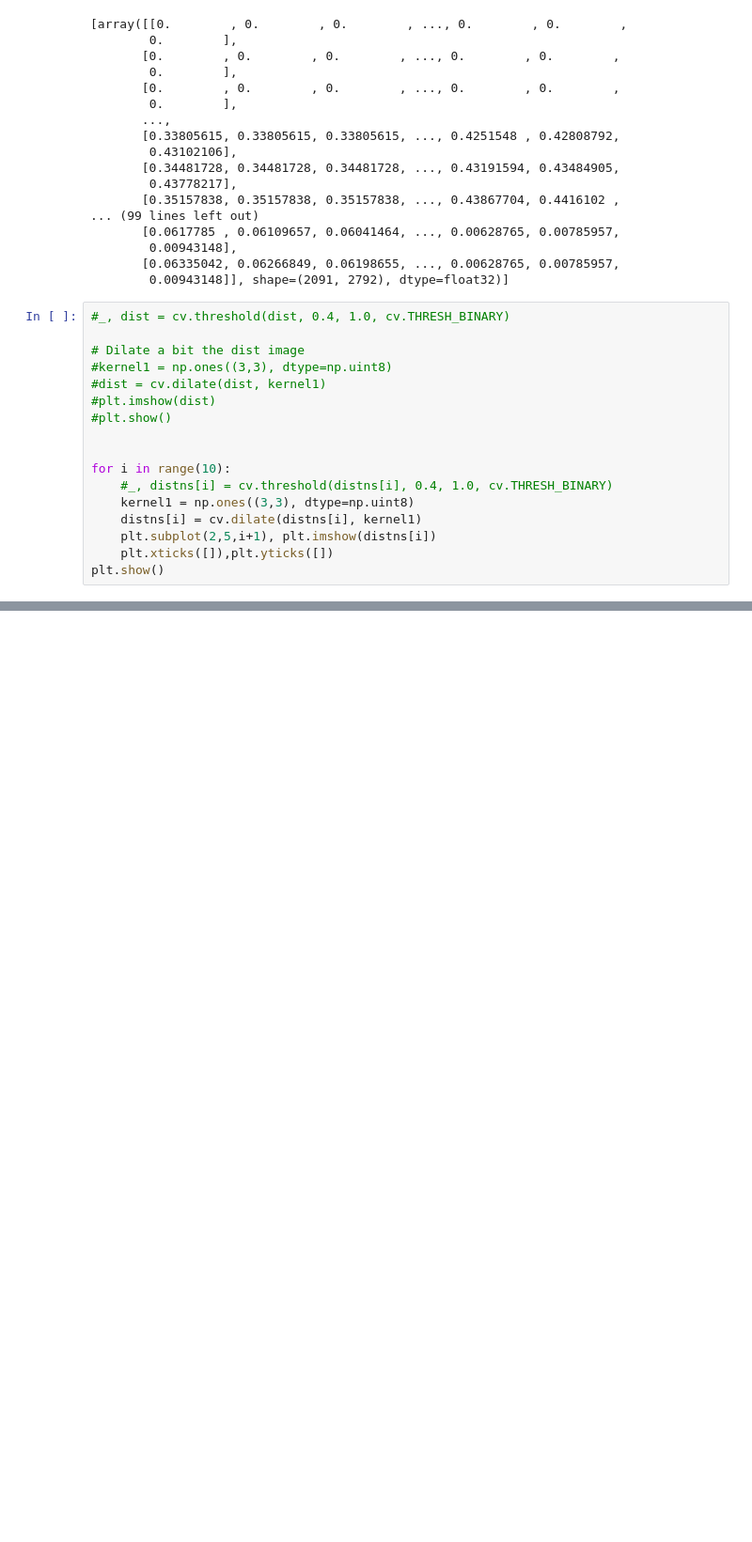
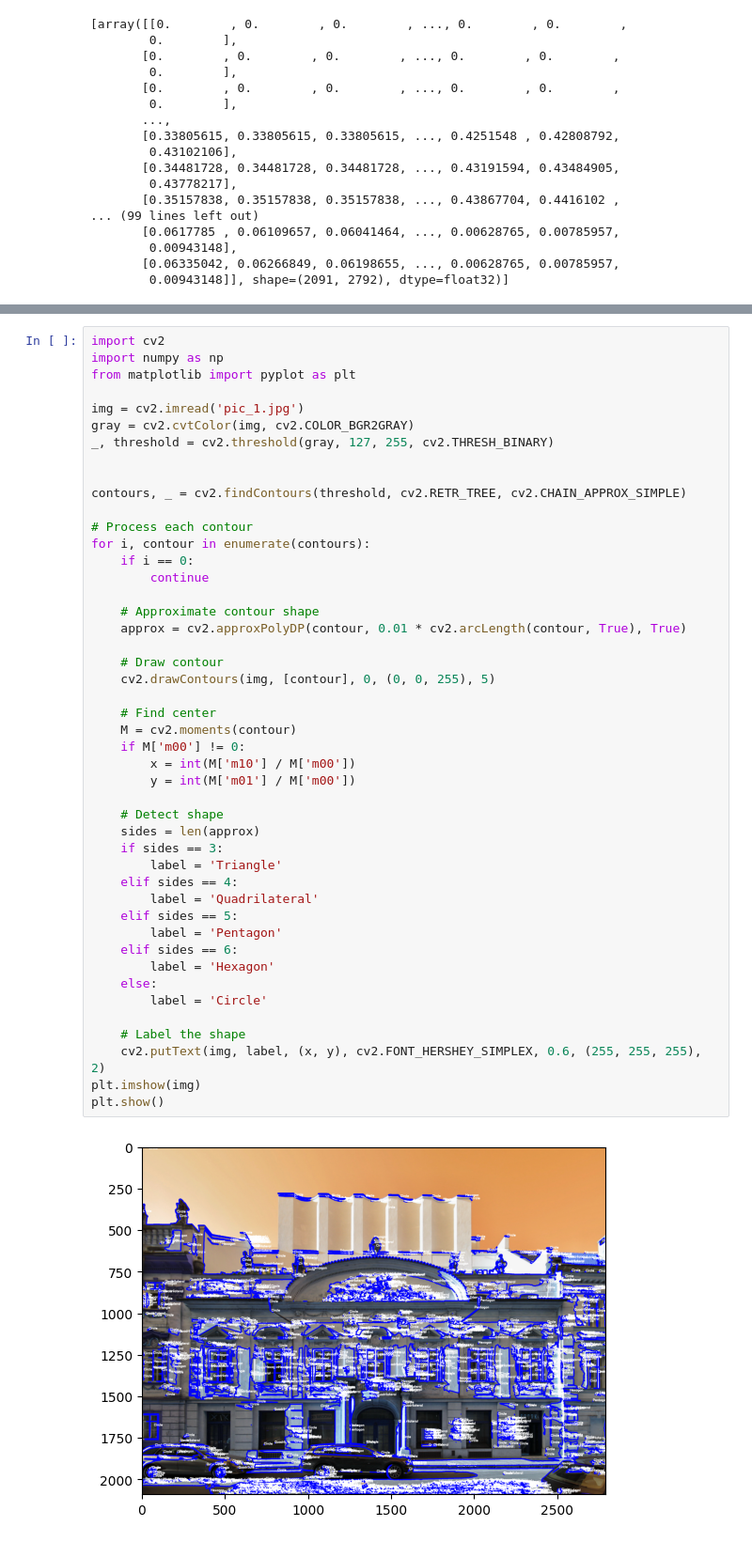
Before and after one commit to goofbull/segmentationTask, a Jupyter notebook: main.ipynb, the cells around one changed output, grey strips where cells are left out. Shown at 94% size. Drawn from its saved outputs; the diff is of its cells as text; blank space fills up the shorter version.

Commit message:
added draft: detecting shapes added comments

```diff
--- a/main.ipynb
+++ b/main.ipynb
@@ -86,20 +88,3 @@ print(distns)
         0.00943148],
        [0.06335042, 0.06266849, 0.06198655, ..., 0.00628765, 0.00785957,
         0.00943148]], shape=(2091, 2792), dtype=float32)]
-# %%
-#_, dist = cv.threshold(dist, 0.4, 1.0, cv.THRESH_BINARY)
-
-# Dilate a bit the dist image
-#kernel1 = np.ones((3,3), dtype=np.uint8)
-#dist = cv.dilate(dist, kernel1)
-#plt.imshow(dist)
-#plt.show()
-
-
-for i in range(10):
-    #_, distns[i] = cv.threshold(distns[i], 0.4, 1.0, cv.THRESH_BINARY)
-    kernel1 = np.ones((3,3), dtype=np.uint8)
-    distns[i] = cv.dilate(distns[i], kernel1)
-    plt.subplot(2,5,i+1), plt.imshow(distns[i])
-    plt.xticks([]),plt.yticks([])
-plt.show()
@@ -171,3 +152,51 @@ plt.show()
+# %%
+import cv2
+import numpy as np
+from matplotlib import pyplot as plt
+
+img = cv2.imread('pic_1.jpg')
+gray = cv2.cvtColor(img, cv2.COLOR_BGR2GRAY)
+_, threshold = cv2.threshold(gray, 127, 255, cv2.THRESH_BINARY)
+
+
+contours, _ = cv2.findContours(threshold, cv2.RETR_TREE, cv2.CHAIN_APPROX_SIMPLE)
+
+# Process each contour
+for i, contour in enumerate(contours):
+    if i == 0:
+        continue
+
+    # Approximate contour shape
+    approx = cv2.approxPolyDP(contour, 0.01 * cv2.arcLength(contour, True), True)
+
+    # Draw contour
+    cv2.drawContours(img, [contour], 0, (0, 0, 255), 5)
+
+    # Find center
+    M = cv2.moments(contour)
+    if M['m00'] != 0:
+        x = int(M['m10'] / M['m00'])
+        y = int(M['m01'] / M['m00'])
+
+    # Detect shape
+    sides = len(approx)
+    if sides == 3:
+        label = 'Triangle'
+    elif sides == 4:
+        label = 'Quadrilateral'
+    elif sides == 5:
+        label = 'Pentagon'
+    elif sides == 6:
+        label = 'Hexagon'
+    else:
+        label = 'Circle'
+
+    # Label the shape
+    cv2.putText(img, label, (x, y), cv2.FONT_HERSHEY_SIMPLEX, 0.6, (255, 255, 255), 2)
+plt.imshow(img)
+plt.show()
+# %% [output]
+[figure, added]
 # %%
 import imageio.v3 as iio
 import matplotlib.pyplot as plt
```
Also changed, not shown: parts of 9 cells of this notebook, 1 other file.
